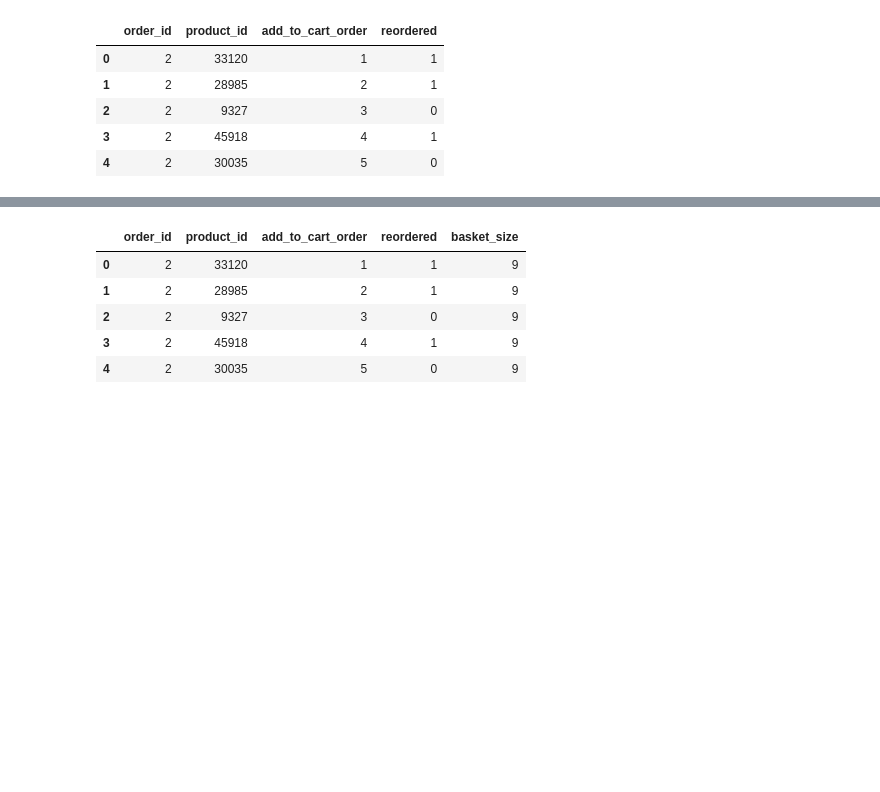
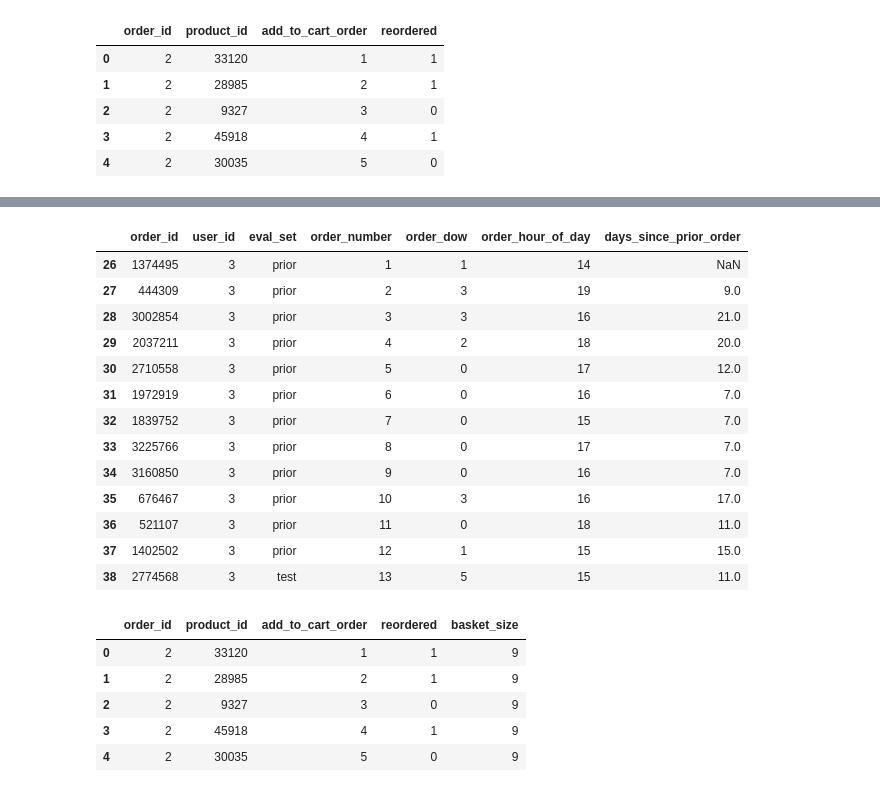
Before and after one commit to Wafic/instacart-kaggle-competition, a Jupyter notebook: kernel_keras_example.ipynb, the cells around one changed output, grey strips where cells are left out. Drawn from its saved outputs; the diff is of its cells as text; code cells hidden in the pictures; blank space fills up the shorter version.

Commit message:
generated sample results from kernel submission to test kaggle

```diff
--- a/kernel_keras_example.ipynb
+++ b/kernel_keras_example.ipynb
@@ -40,3 +64,20 @@ priorOrderItems.head()
+# %%
+orders[orders.user_id==3]
+# %% [output]
+|  | order_id | user_id | eval_set | order_number | order_dow | order_hour_of_day | days_since_prior_order |
+| 26 | 1374495 | 3 | prior | 1 | 1 | 14 | NaN |
+| 27 | 444309 | 3 | prior | 2 | 3 | 19 | 9.0 |
+| 28 | 3002854 | 3 | prior | 3 | 3 | 16 | 21.0 |
+| 29 | 2037211 | 3 | prior | 4 | 2 | 18 | 20.0 |
+| 30 | 2710558 | 3 | prior | 5 | 0 | 17 | 12.0 |
+| 31 | 1972919 | 3 | prior | 6 | 0 | 16 | 7.0 |
+| 32 | 1839752 | 3 | prior | 7 | 0 | 15 | 7.0 |
+| 33 | 3225766 | 3 | prior | 8 | 0 | 17 | 7.0 |
+| 34 | 3160850 | 3 | prior | 9 | 0 | 16 | 7.0 |
+| 35 | 676467 | 3 | prior | 10 | 3 | 16 | 17.0 |
+| 36 | 521107 | 3 | prior | 11 | 0 | 18 | 11.0 |
+| 37 | 1402502 | 3 | prior | 12 | 1 | 15 | 15.0 |
+| 38 | 2774568 | 3 | test | 13 | 5 | 15 | 11.0 |
 # %%
 productGroup = priorOrderItems.groupby("product_id")
 productReorders = productGroup['order_id'].aggregate(numpy.size).to_frame()
```
Also changed, not shown: parts of 18 cells of this notebook, 3 other files.
